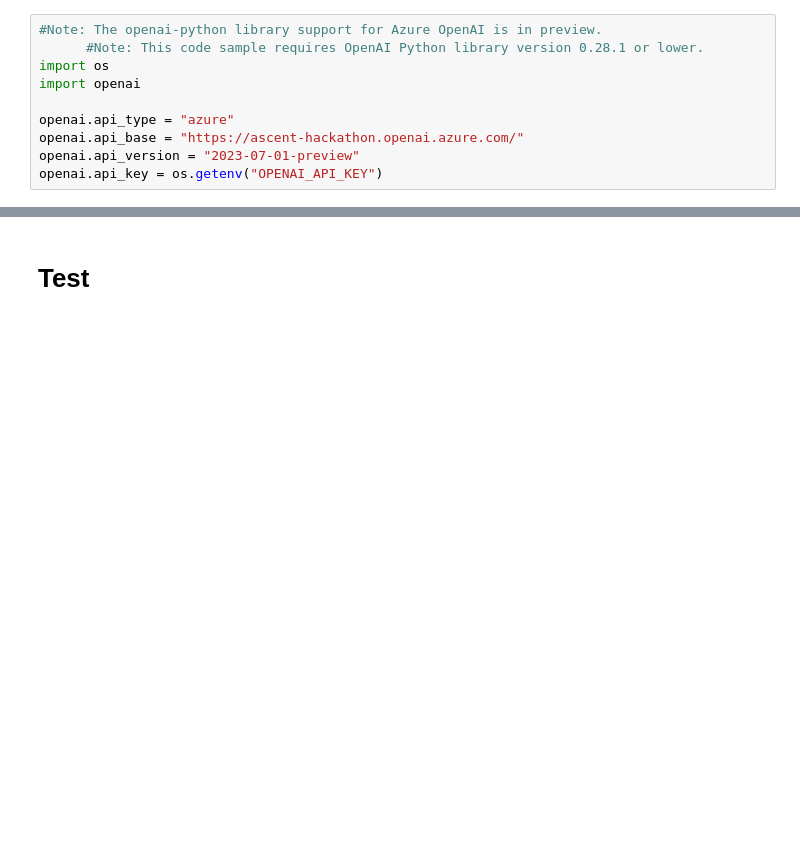
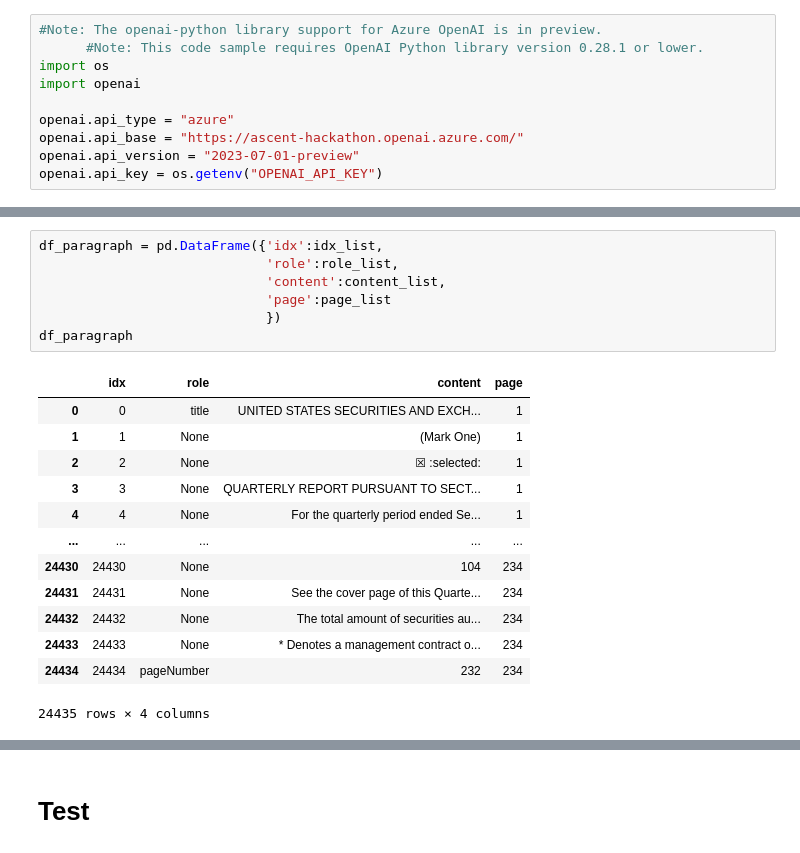
Before and after one commit to nnssvv/ascent_hack, a Jupyter notebook: doc_intelligence.ipynb, the cells around one changed output, grey strips where cells are left out. Drawn from its saved outputs; the diff is of its cells as text; blank space fills up the shorter version.

```diff
--- a/doc_intelligence.ipynb
+++ b/doc_intelligence.ipynb
@@ -223,0 +232,21 @@ answer
+# %%
+df_paragraph = pd.DataFrame({'idx':idx_list,
+                             'role':role_list,
+                             'content':content_list,
+                             'page':page_list
+                             })
+df_paragraph
+# %% [output]
+|  | idx | role | content | page |
+| 0 | 0 | title | UNITED STATES SECURITIES AND EXCH... | 1 |
+| 1 | 1 | None | (Mark One) | 1 |
+| 2 | 2 | None | ☒ :selected: | 1 |
+| 3 | 3 | None | QUARTERLY REPORT PURSUANT TO SECT... | 1 |
+| 4 | 4 | None | For the quarterly period ended Se... | 1 |
+| ... | ... | ... | ... | ... |
+| 24430 | 24430 | None | 104 | 234 |
+| 24431 | 24431 | None | See the cover page of this Quarte... | 234 |
+| 24432 | 24432 | None | The total amount of securities au... | 234 |
+| 24433 | 24433 | None | * Denotes a management contract o... | 234 |
+| 24434 | 24434 | pageNumber | 232 | 234 |
+24435 rows × 4 columns
```
Also changed, not shown: parts of 22 cells of this notebook.
